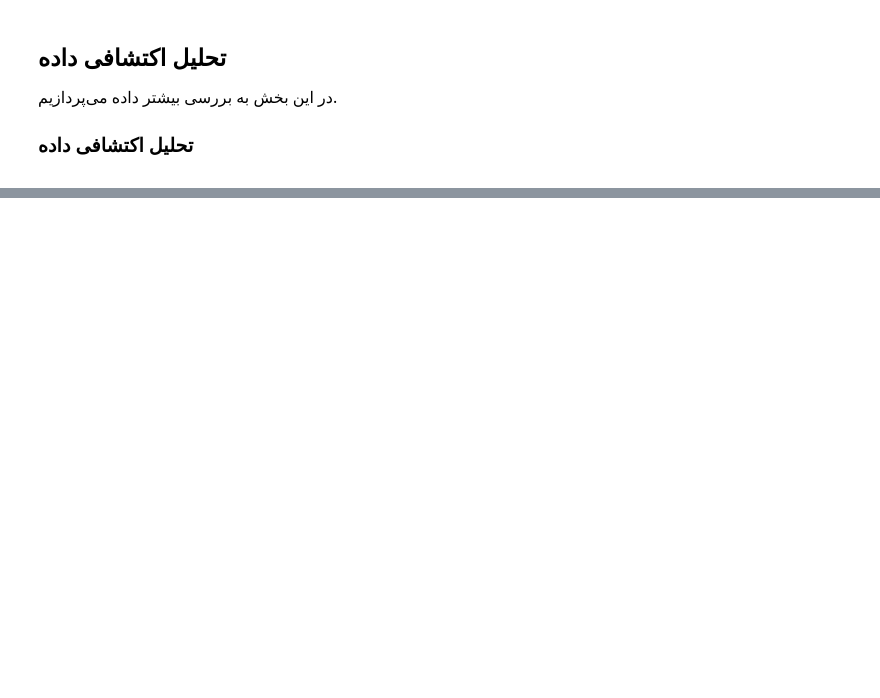
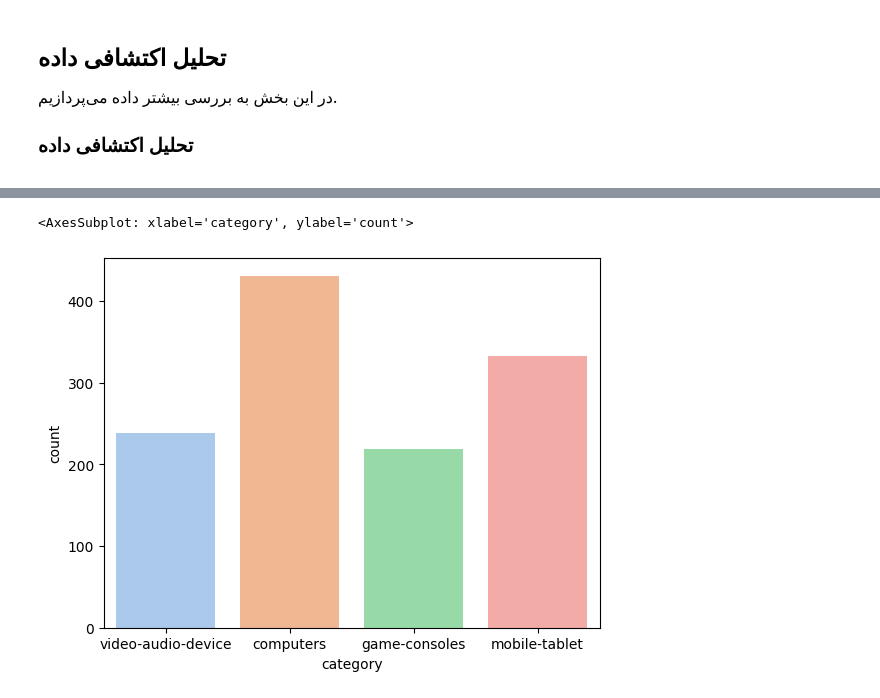
Before and after one commit to Ehyaee/MLSD_HW1, a Jupyter notebook: MLSD_HW1.ipynb, the cells around one changed output, grey strips where cells are left out. Drawn from its saved outputs; the diff is of its cells as text; code cells hidden in the pictures; blank space fills up the shorter version.

```diff
--- a/MLSD_HW1.ipynb
+++ b/MLSD_HW1.ipynb
@@ -171,3 +182,11 @@ from sklearn.pipeline import Pipeline
     </div>
     <h3 style="padding-bottom: 20px;">تحلیل اکتشافی داده</h3>
 </div>
+# %%
+import numpy as np
+import pandas as pd
+import seaborn as sns
+import re
+
+df = pd.read_csv("data/data.csv")
+df.head()
@@ -173,0 +217,5 @@ from sklearn.pipeline import Pipeline
+# %%
+sns.countplot(x='category', data=df, palette='pastel')
+# %% [output]
+<AxesSubplot: xlabel='category', ylabel='count'>
+[figure, added]
```
Also changed, not shown: parts of 23 cells of this notebook, 1 other file.
